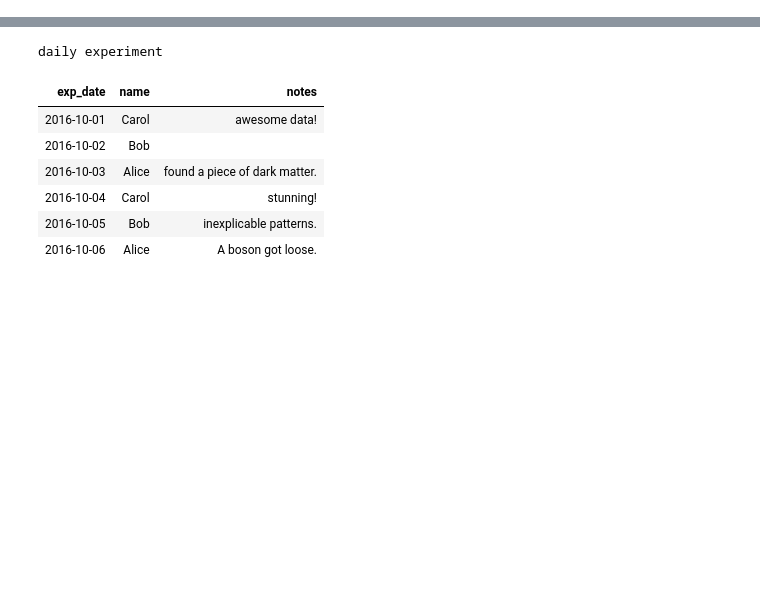
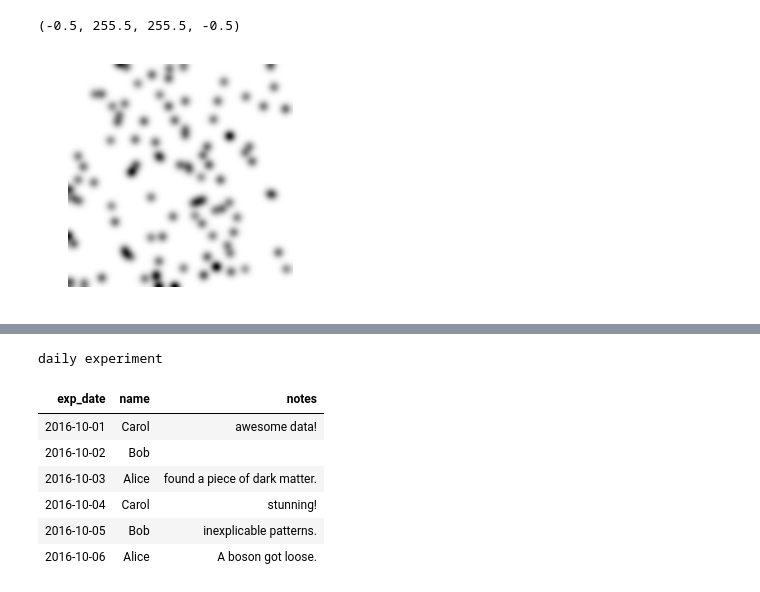
Before and after one commit to dimitri-yatsenko/datajoint-tutorial, a Jupyter notebook: notebooks/ExperimentDJ.ipynb, the cells around one changed output, grey strips where cells are left out. Drawn from its saved outputs; the diff is of its cells as text; code cells hidden in the pictures; blank space fills up the shorter version.

```diff
--- a/notebooks/ExperimentDJ.ipynb
+++ b/notebooks/ExperimentDJ.ipynb
@@ -36,6 +46,14 @@ def find_blobs(im, fail_rate=0.01):
             print("Fail!", flush=True)
             raise BlobFail
         yield x, y
+# %%
+# demonstrate image generation
+im = make_image()
+imshow(im, cmap='gray_r');
+axis('off')
+# %% [output]
+(-0.5, 255.5, 255.5, -0.5)
+[figure, added]
 # %%
 import datajoint as dj
 schema = dj.schema('dimitri_blobs', locals())
```
Also changed, not shown: parts of 5 cells of this notebook, 6 other files.
